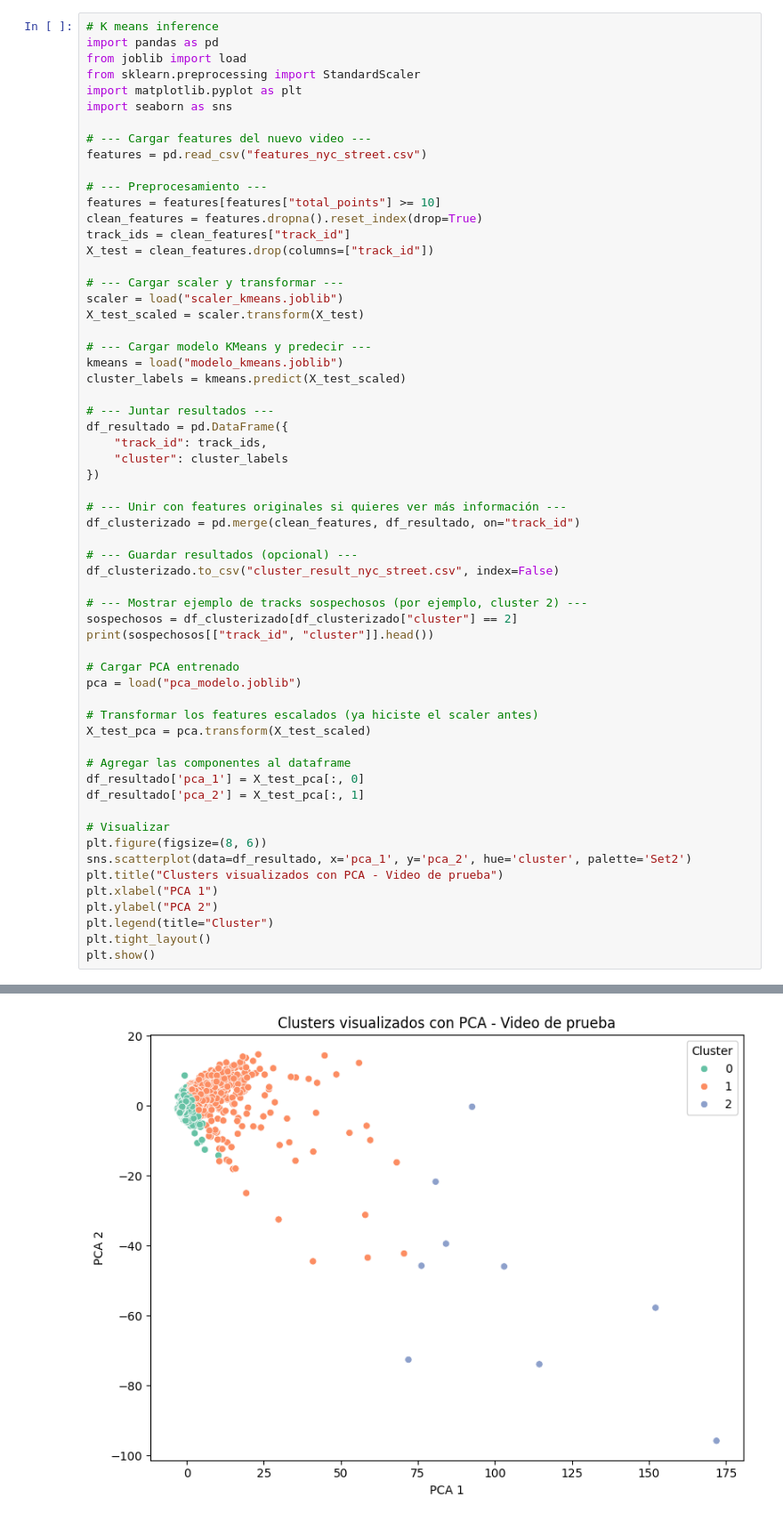
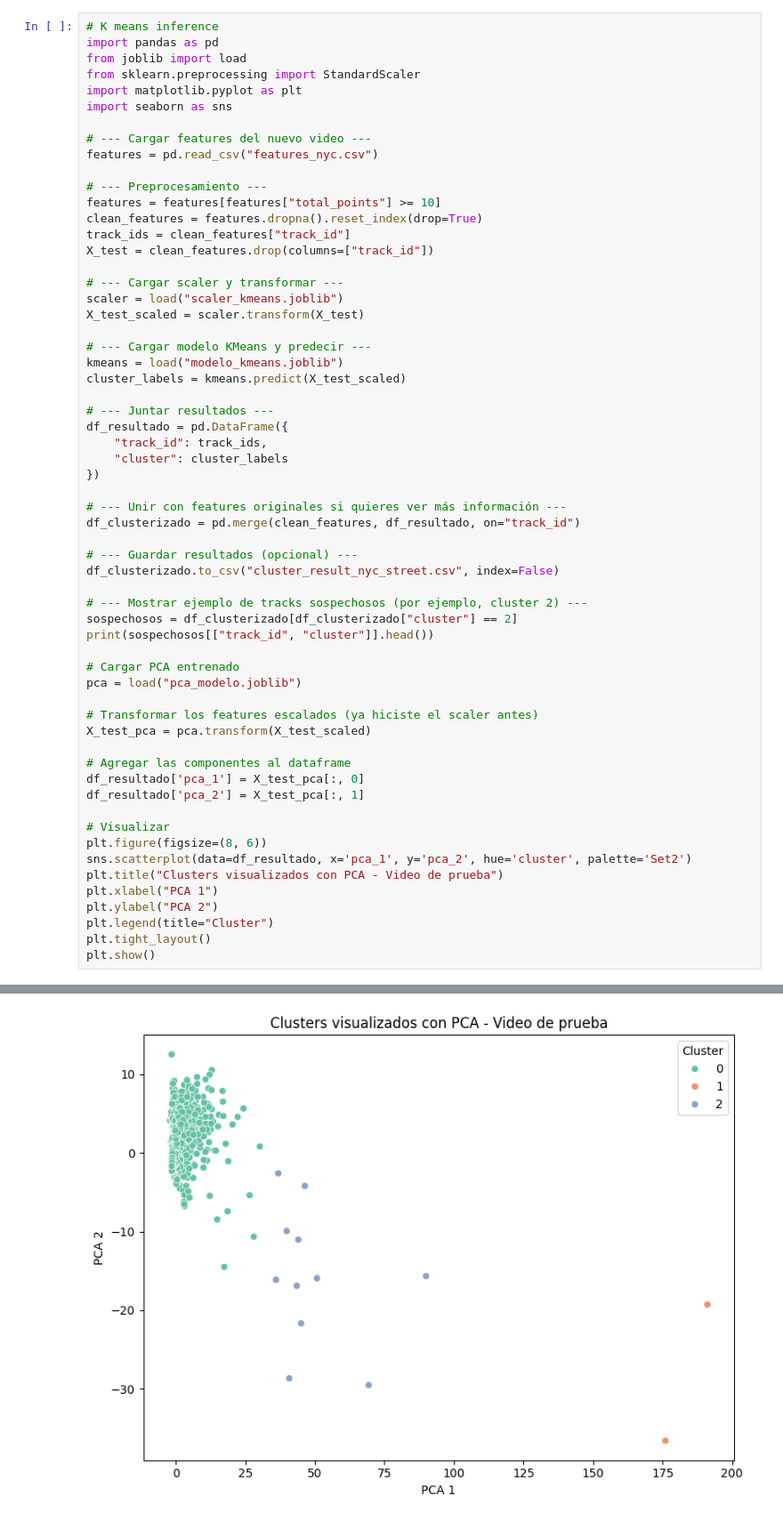
Before and after one commit to ssanchezjaveriana/tracker_tesis, a Jupyter notebook: inference.ipynb, the cells around one changed output, grey strips where cells are left out. Shown: that part at 89% size. Saved outputs shown, nothing was run; the diff lists cells and outputs as text.

```diff
--- a/inference.ipynb
+++ b/inference.ipynb
@@ -7,7 +7,7 @@ import matplotlib.pyplot as plt
 import seaborn as sns
 
 # --- Cargar features del nuevo video ---
-features = pd.read_csv("features_nyc_street.csv")
+features = pd.read_csv("features_nyc.csv")
 
 # --- Preprocesamiento ---
 features = features[features["total_points"] >= 10]
@@ -68 +68 @@ plt.show()
-[figure, old version]
+[figure, new version]
```
Also changed, not shown: parts of 6 cells of this notebook, 1 other file.
